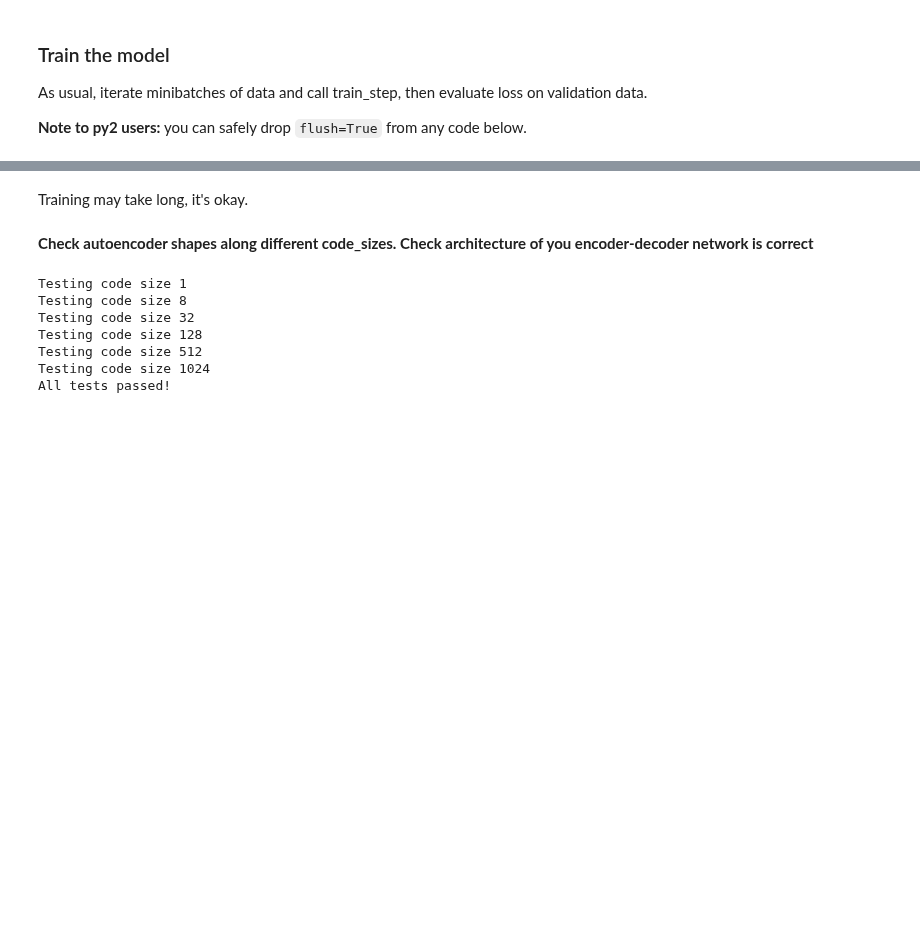
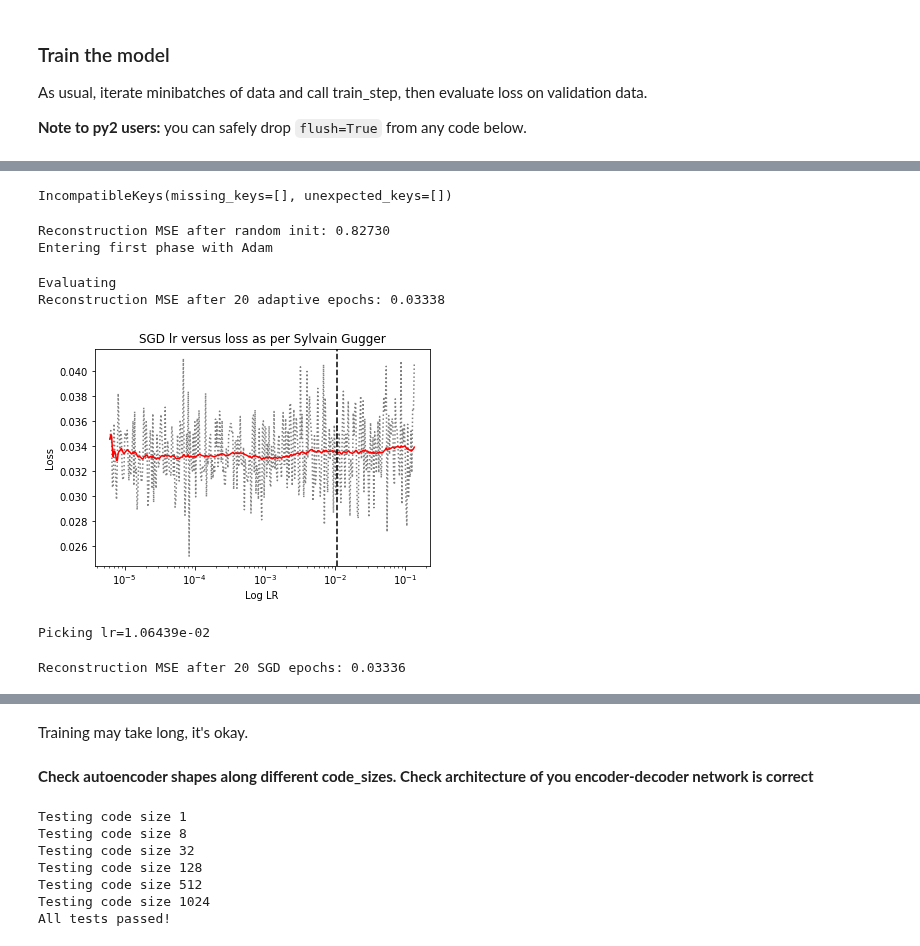
Before and after one commit to SomeoneSerge/skt_deeplearning, a Jupyter notebook: HW3/homework03_part2_autoencoders_basic.ipynb, the cells around one changed output, grey strips where cells are left out. Cells and saved outputs as stored; diff of their text form; code cells hidden in the pictures; blank space fills up the shorter version.

```diff
--- a/HW3/homework03_part2_autoencoders_basic.ipynb
+++ b/HW3/homework03_part2_autoencoders_basic.ipynb
@@ -307,0 +488,4 @@ KeyboardInterrupt: ignored
+# %%
+model.load_state_dict(torch.load('/gdrive/My Drive/autoencoder.pth'))
+# %% [output]
+IncompatibleKeys(missing_keys=[], unexpected_keys=[])
@@ -307,0 +494,54 @@ KeyboardInterrupt: ignored
+# %%
+trainer.random_init()
+print('Reconstruction MSE after random init: {:.5f}'.format(trainer.evaluate()))
+print('Entering first phase with Adam')
+trainer.train_adaptive(n_epochs=ADA_EPOCHS)
+print('Evaluating')
+print('Reconstruction MSE after {} adaptive epochs: {:.5f}'.format(ADA_EPOCHS, trainer.evaluate()))
+# %% [output]
+Reconstruction MSE after random init: 0.82730
+Entering first phase with Adam
+Evaluating
+Reconstruction MSE after 20 adaptive epochs: 0.03338
+# %%
+def try_sgd(sgd_epochs, min_lr=1e-12, max_lr=1e-2, num_rates=200):
+    test_lr, lr_loss = trainer.sylvain_gugger_table(min_lr, max_lr, num_rates, iters_per_lr=1)
+    MAX_LOSS = .05
+    _valid_loss = (~np.isnan(lr_loss)) & (lr_loss < MAX_LOSS)
+    test_lr, lr_loss = test_lr[_valid_loss], lr_loss[_valid_loss]
+    lr_loss_smooth = sp.signal.savgol_filter(lr_loss, 21, 2)
+    best_lr = trainer.sylvain_gugger_lr(test_lr, lr_loss_smooth)
+    fig, ax = plt.subplots()
+    ax.set_title('SGD lr versus loss as per Sylvain Gugger')
+    ax.set_xlabel('Log LR')
+    ax.set_ylabel('Loss')
+    ax.set_xscale('log')
+    ax.plot(test_lr, lr_loss, color='gray', linestyle='--')
+    ax.plot(test_lr, lr_loss_smooth, color='red')
+    ax.axvline(x=best_lr, color='black', linestyle='--')
+    plt.show()
+    print('Picking lr={:.5f}'.format(best_lr))
+    trainer.train_sgd(sgd_epochs, lr=best_lr)
+    print('Reconstruction MSE after {} SGD epochs: {:.5f}'.format(sgd_epochs, trainer.evaluate()))
+def try_copypasted_find_lr(sgd_epochs, min_lr=1e-12, max_lr=1e-2, beta=.98):
+    best_lr, log_lr, lr_loss, lr_loss_smooth = trainer.sylvain_gugger_find_lr(init_value = min_lr, final_value=max_lr, beta=beta)
+    test_lr = np.exp(log_lr)
+    fig, ax = plt.subplots()
+    ax.set_title('SGD lr versus loss as per Sylvain Gugger')
+    ax.set_xlabel('Log LR')
+    ax.set_ylabel('Loss')
+    ax.set_xscale('log')
+    ax.plot(test_lr, lr_loss, color='gray', linestyle=':')
+    ax.plot(test_lr, lr_loss_smooth, color='red')
+    ax.axvline(x=best_lr, color='black', linestyle='--')
+    plt.show()
+    print('Picking lr={:.5e}'.format(best_lr))
+    trainer.train_sgd(sgd_epochs, lr=best_lr)
+    print('Reconstruction MSE after {} SGD epochs: {:.5f}'.format(sgd_epochs, trainer.evaluate()))
+# %%
+try_copypasted_find_lr(20)
+torch.save(model.state_dict(), '/gdrive/My Drive/autoencoder.pth')
+# %% [output]
+[figure, added]
+Picking lr=1.06439e-02
+Reconstruction MSE after 20 SGD epochs: 0.03336
```
Also changed, not shown: parts of 23 cells of this notebook.
